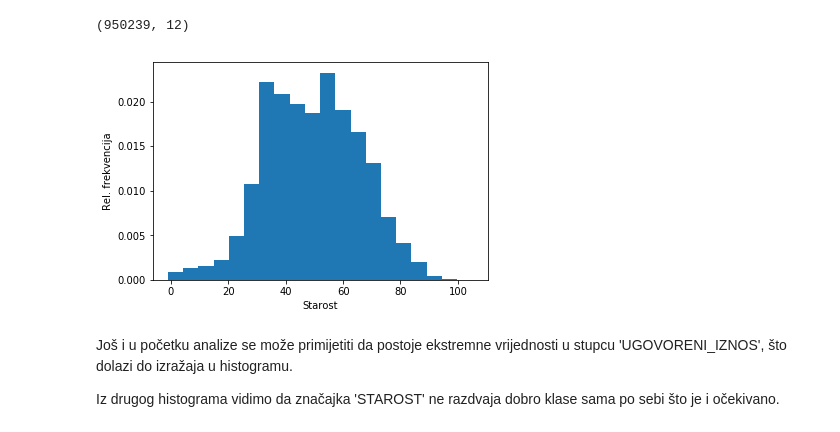
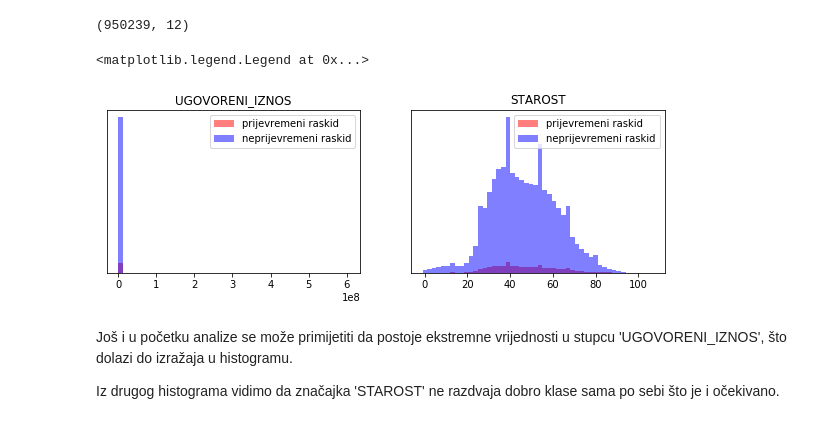
Before and after one commit to drajsel/Outliers, a Jupyter notebook: EDA-Outliers.ipynb, the cells around one changed output. Saved outputs shown, nothing was run; the diff lists cells and outputs as text; code cells hidden in the pictures.

Commit message:
Završena (početna) eksploratorna analiza podataka.
Dodana univarijatna analiza pojedinih značajki.

```diff
--- a/EDA-Outliers.ipynb
+++ b/EDA-Outliers.ipynb
@@ -6,9 +6,11 @@ import numpy as np
 # %% [markdown]
 <h2> Učitavanje skupa podataka i generalni uvid u podatke </h2>
 # %%
-# učitavanje podataka
+# učitavanje podataka uz pretvorbu formata datuma
 mydateparser = lambda c: pd.to_datetime(c, format='%d.%m.%Y', errors='coerce')
-df = pd.read_csv('training_dataset_enc.csv', parse_dates=['DATUM_IZVJESTAVANJA', 'PLANIRANI_DATUM_ZATVARANJA', 'DATUM_OTVARANJA', 'DATUM_ZATVARANJA'], date_parser=mydateparser)
+df = pd.read_csv('./assets/datasets/training_dataset_enc.csv', parse_dates=['DATUM_IZVJESTAVANJA', 'PLANIRANI_DATUM_ZATVARANJA', 'DATUM_OTVARANJA', 'DATUM_ZATVARANJA'], date_parser=mydateparser)
+
+# uskoro ćemo staviti dataset i u git repozitorij, trenutno ne možemo zbog veličine
 # %%
 # brisanje nepotrebnih stupaca
 del df['Unnamed: 0']; del df['Unnamed: 0.1'];
@@ -200,34 +202,31 @@ df_copy.drop_duplicates(subset = ['KLIJENT_ID', 'OZNAKA_PARTIJE', 'DATUM_OTVARAN
 df_copy.shape
 # %% [output]
 (950239, 12)
-# %%
-plt.hist(df_copy['STAROST'], density = True, bins=20)
-plt.ylabel('Rel. frekvencija');
-plt.xlabel('Starost');
-# %% [output]
-[figure, removed]
 # %%
 prijevremeni_raskidi = df_copy.loc[ df_copy['PRIJEVREMENI_RASKID'] == 'Y', : ]
 neprijevremeni_raskidi = df_copy.loc[ df_copy['PRIJEVREMENI_RASKID'] == 'N', : ]
 # %%
-fig, axes = plt.subplots(1, 3, figsize=(10, 3))
+fig, axes = plt.subplots(1, 2, figsize=(10, 3))
 ax = axes.ravel() # axes are 2-dimensional so we unfold them
 
 i = 3
 _, bins = np.histogram(df_copy.iloc[:,i], bins=50)
 ax[0].hist(prijevremeni_raskidi.iloc[:,i], bins=bins, color='r', alpha=.5, label='prijevremeni raskid')
 ax[0].hist(neprijevremeni_raskidi.iloc[:,i], bins=bins, color='b', alpha=.5, label='neprijevremeni raskid')
 ax[0].set_title(df_copy.columns.values[i])
 ax[0].set_yticks(()) # remove ticks on y-axis
 ax[0].legend(loc='upper right')
 
 i = 10
 _, bins = np.histogram(df_copy.iloc[:,i], bins=50)
 ax[1].hist(prijevremeni_raskidi.iloc[:,i], bins=bins, color='r', alpha=.5, label='prijevremeni raskid')
 ax[1].hist(neprijevremeni_raskidi.iloc[:,i], bins=bins, color='b', alpha=.5, label='neprijevremeni raskid')
 ax[1].set_title(df_copy.columns.values[i])
 ax[1].set_yticks(()) # remove ticks on y-axis
 ax[1].legend(loc='upper right')
+# %% [output]
+<matplotlib.legend.Legend at 0x...>
+[figure, added]
 # %% [markdown]
 Još i u početku analize se može primijetiti da postoje ekstremne vrijednosti u stupcu 'UGOVORENI_IZNOS', što dolazi do izražaja u histogramu.
 
```
Also changed, not shown: parts of 4 cells of this notebook.
